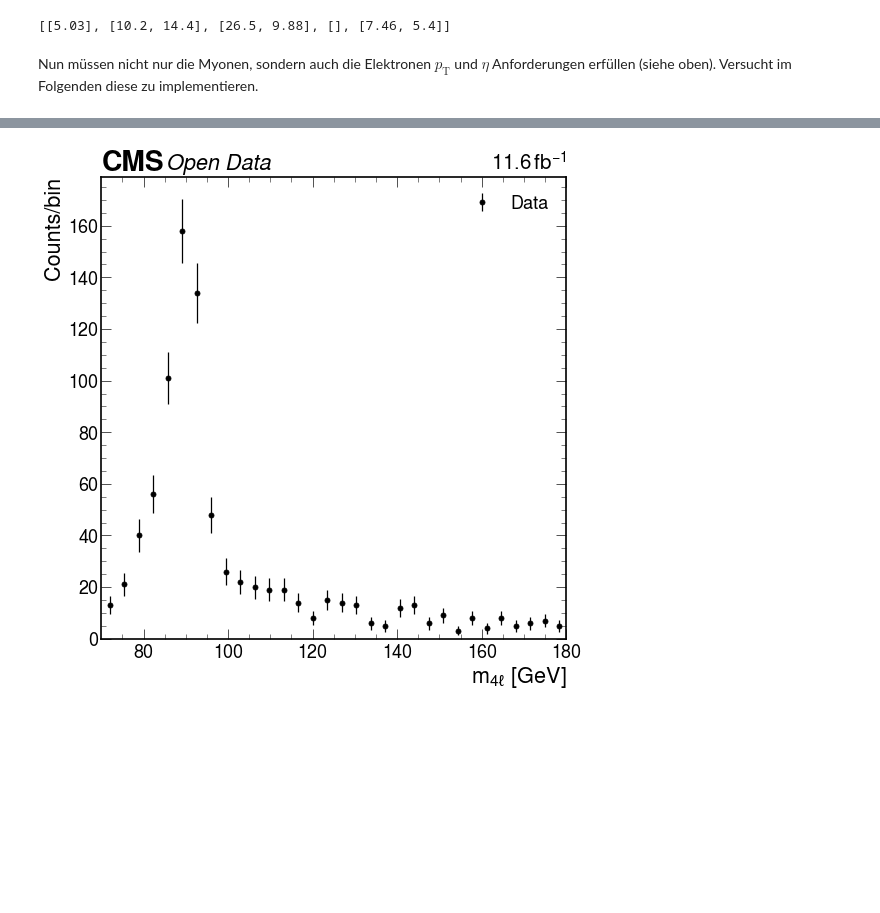
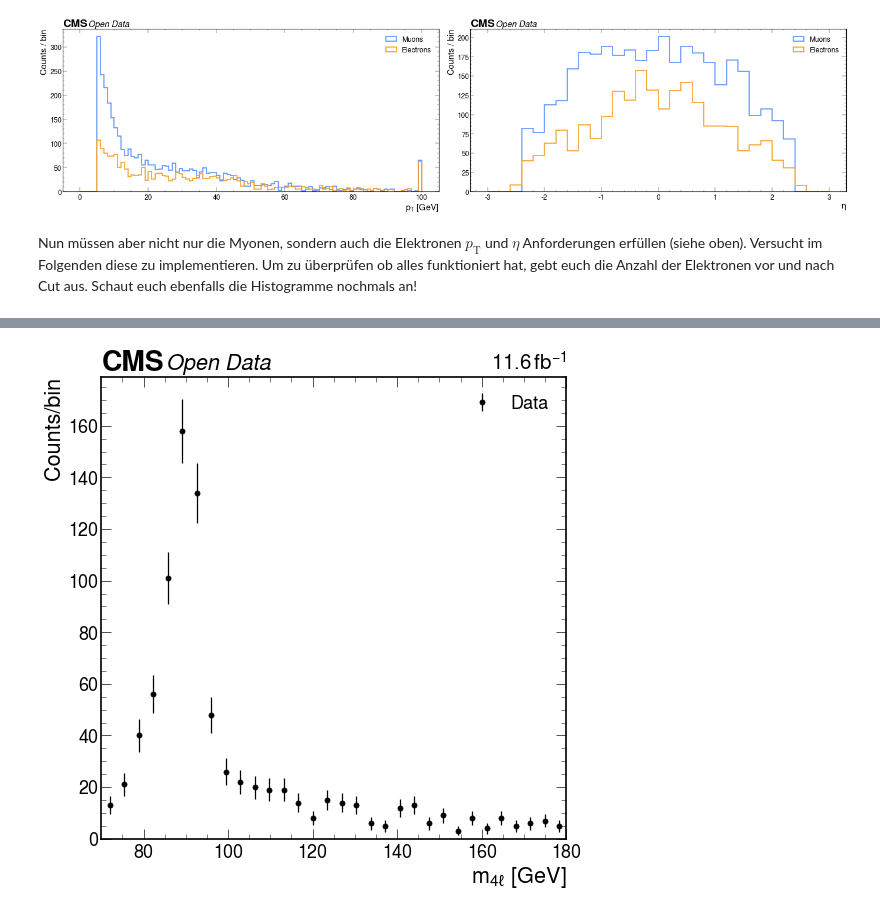
Before and after one commit to guanfacin24/projekttage-HTo4L, a Jupyter notebook: analysis.ipynb, the cells around one changed output, grey strips where cells are left out. Drawn from its saved outputs; the diff is of its cells as text; code cells hidden in the pictures; blank space fills up the shorter version.

```diff
--- a/analysis.ipynb
+++ b/analysis.ipynb
@@ -84,7 +124,7 @@ Wenn wir uns nun das $p_\text{T}$ all dieser Myonen in den ersten 5 Events ausge
 # %%
-print(muons["pt"][:5])
+plot_kinematics(muons, electrons, label = ["Muons", "Electrons"])
 # %% [output]
-[[5.03], [10.2, 14.4], [26.5, 9.88], [], [7.46, 5.4]]
+[figure, added]
 # %% [markdown]
-Nun müssen nicht nur die Myonen, sondern auch die Elektronen $p_\text{T}$ und $\eta$ Anforderungen erfüllen (siehe oben). Versucht im Folgenden diese zu implementieren.
+Nun müssen aber nicht nur die Myonen, sondern auch die Elektronen $p_\text{T}$ und $\eta$ Anforderungen erfüllen (siehe oben). Versucht im Folgenden diese zu implementieren. Um zu überprüfen ob alles funktioniert hat, gebt euch die Anzahl der Elektronen vor und nach Cut aus. Schaut euch ebenfalls die Histogramme nochmals an!
 # %%
```
Also changed, not shown: parts of 17 cells of this notebook.
